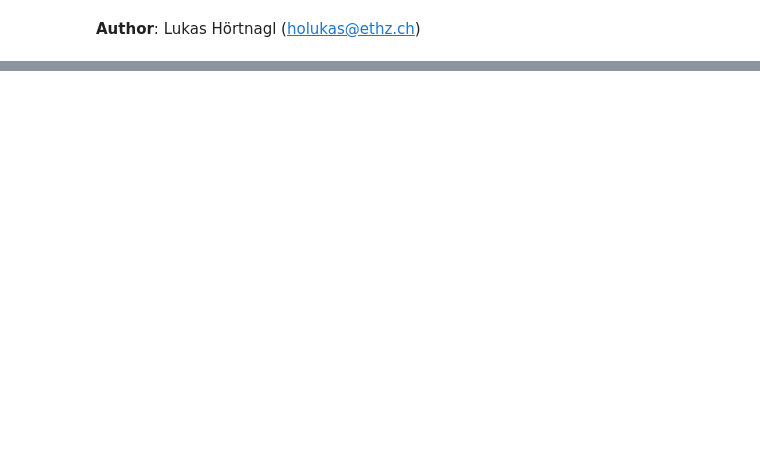
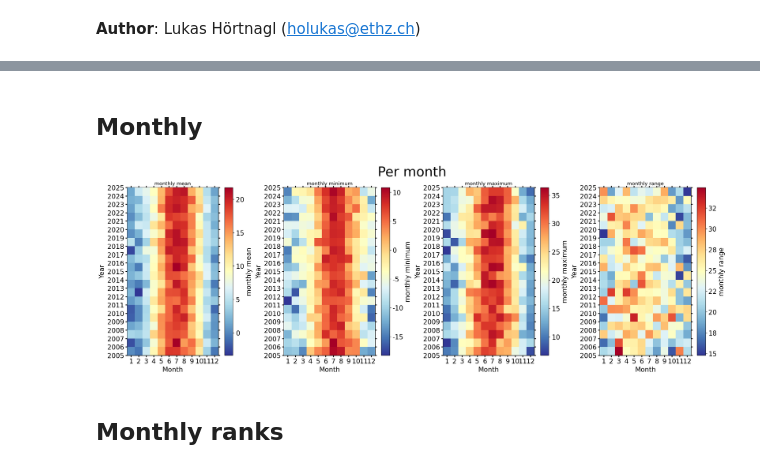
Before and after one commit to holukas/dataset_ch-cha_flux_product, a Jupyter notebook: dataset_ch-cha_flux_product/notebooks/90_DATASET_OVERVIEW/METEO_TA.ipynb, the cells around one changed output, grey strips where cells are left out. Drawn from its saved outputs; the diff is of its cells as text; code cells hidden in the pictures; blank space fills up the shorter version.

```diff
--- a/dataset_ch-cha_flux_product/notebooks/90_DATASET_OVERVIEW/METEO_TA.ipynb
+++ b/dataset_ch-cha_flux_product/notebooks/90_DATASET_OVERVIEW/METEO_TA.ipynb
@@ -12,0 +58,3 @@ ta_col = "TA_T1_2_1"
+# %%
+series = df[varname].copy()
+series
@@ -49,0 +216,14 @@ Loaded .parquet file ..\60_MERGE_DATA_FLUXES\61.1_FLUXES_M10_MGMT_L4.1_NEE_LE_H_
+# %% [markdown]
+## Monthly
+# %%
+fig, axs = plt.subplots(ncols=4, figsize=(21, 7), dpi=120, layout="constrained")
+fig.suptitle(f'Per month', fontsize=32)
+dv.heatmapyearmonth(series_monthly=series.resample('M').mean(), title="monthly mean", ax=axs[0], cb_digits_after_comma=0, zlabel="monthly mean").plot()
+dv.heatmapyearmonth(series_monthly=series.resample('M').min(), title="monthly minimum", ax=axs[1], cb_digits_after_comma=0, zlabel="monthly minimum").plot()
+dv.heatmapyearmonth(series_monthly=series.resample('M').max(), title="monthly maximum", ax=axs[2], cb_digits_after_comma=0, zlabel="monthly maximum").plot()
+_range = series.resample('M').max().sub(series.resample('M').min())
+dv.heatmapyearmonth(series_monthly=_range, title="monthly range", ax=axs[3], cb_digits_after_comma=0, zlabel="monthly range").plot()
+# %% [output]
+[figure, added]
+# %% [markdown]
+## Monthly ranks
```
Also changed, not shown: parts of 75 cells of this notebook, 8 other files.
